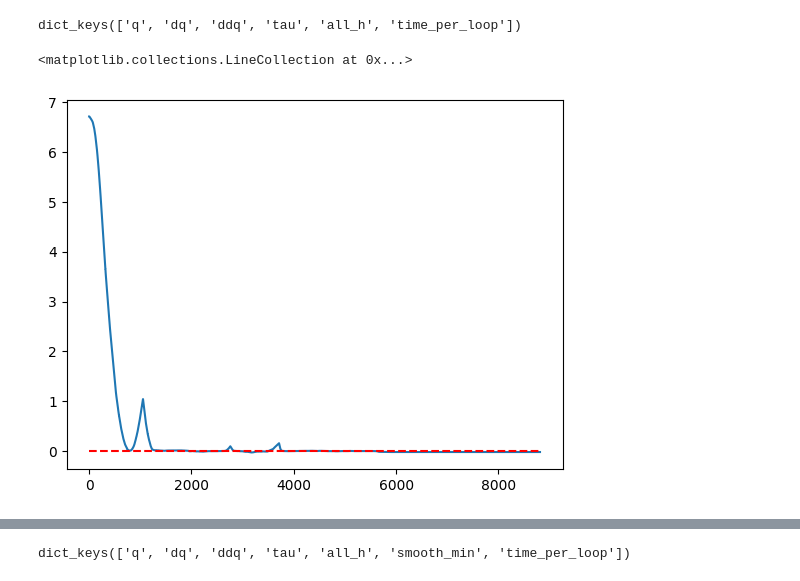
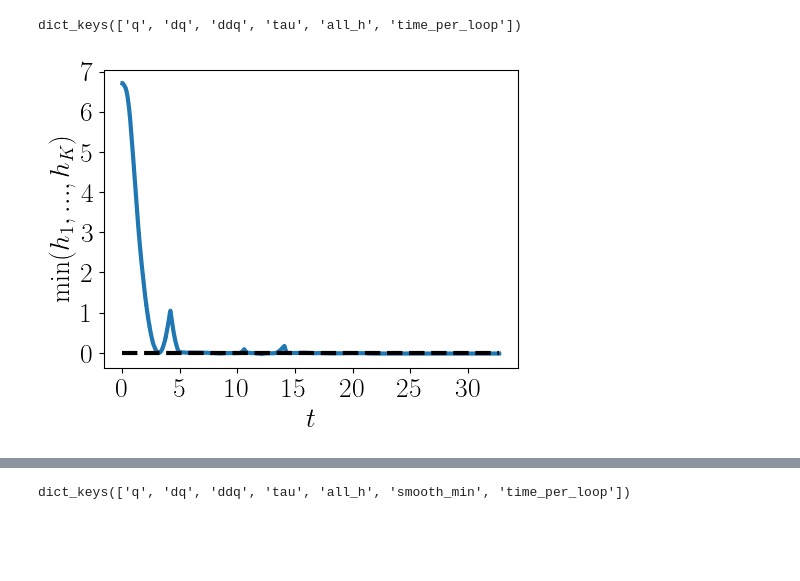
Before and after one commit to shiqingw/HOCBF-FR3-Experiments, a Jupyter notebook: exp1_visualization.ipynb, the cells around one changed output, grey strips where cells are left out. Drawn from its saved outputs; the diff is of its cells as text; code cells hidden in the pictures; blank space fills up the shorter version.

```diff
--- a/exp1_visualization.ipynb
+++ b/exp1_visualization.ipynb
@@ -13,10 +18,25 @@ with open(folder + '/' + exp + '/' + file, 'rb') as f:
 print(data_no_circ.keys())
 # %% [output]
 dict_keys(['q', 'dq', 'ddq', 'tau', 'all_h', 'time_per_loop'])
-# %%
-all_h = np.array(data_no_circ['all_h'])
-plt.plot(np.min(all_h, axis=1))
-plt.hlines(0, 0, len(all_h), colors='r', linestyles='dashed')
-# %% [output]
-<matplotlib.collections.LineCollection at 0x...>
-[figure, removed]
+# %%
+all_h = np.array(data_no_circ['all_h'])
+t = np.cumsum(data_no_circ['time_per_loop'])
+
+fig, ax = plt.subplots(figsize=(5,4), frameon=True)
+label_fs = 20
+tick_fs = 20
+legend_fs = 20
+linewidth = 3
+
+
+plt.plot(t, np.min(all_h, axis=1), linewidth=linewidth)
+plt.hlines(0, t[0], t[-1], colors='k', linestyles='dashed', linewidth=linewidth)
+
+plt.xlabel('$t$', fontsize=label_fs)
+plt.ylabel('$\min(h_1, ..., h_K)$', fontsize=label_fs)
+plt.xticks(fontsize = tick_fs)
+plt.yticks(fontsize = tick_fs)
+plt.tight_layout()
+plt.savefig(folder + '/' + exp_no_circ + '/cbf_no_circ.pdf')
+# %% [output]
+[figure, added]
```
Also changed, not shown: parts of 6 cells of this notebook, 17 other files.
